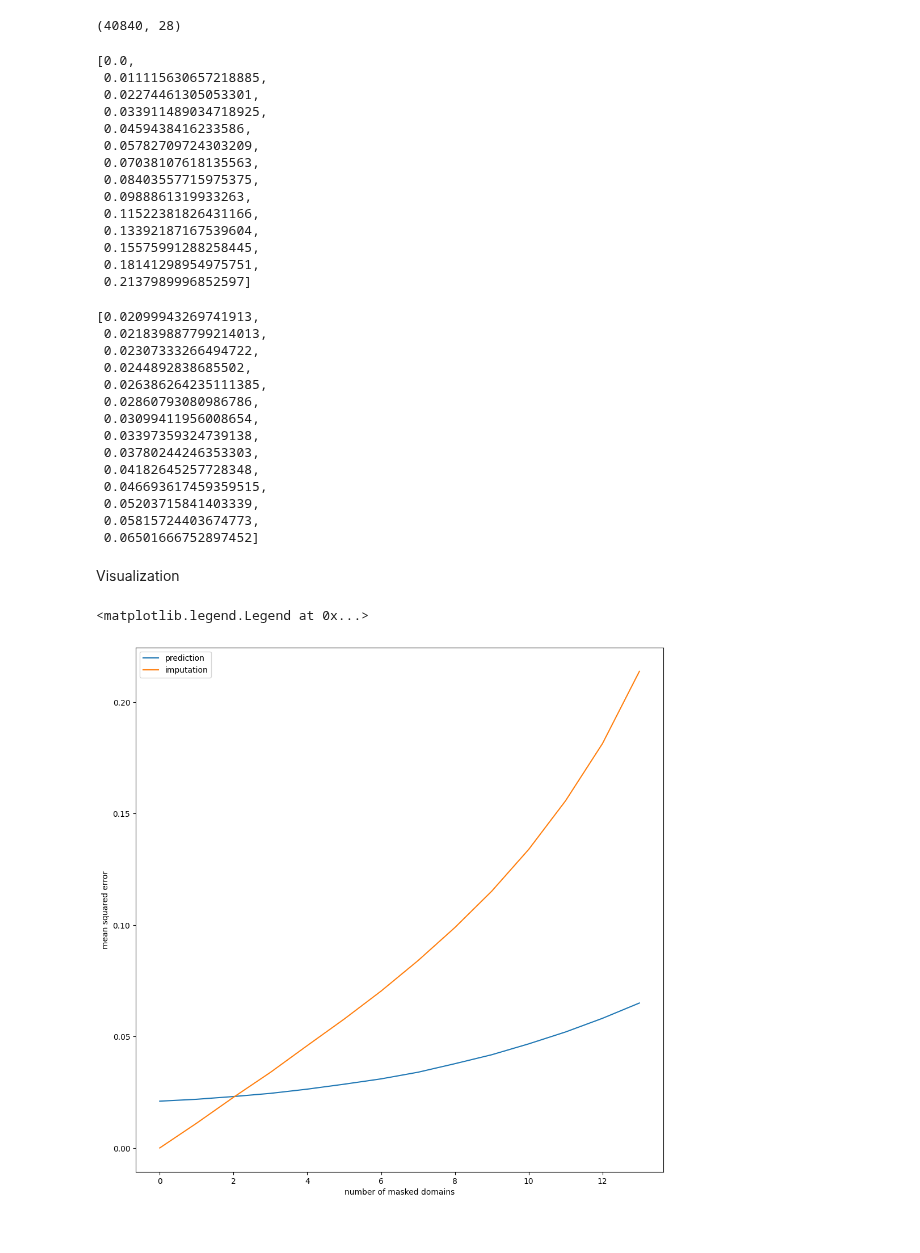
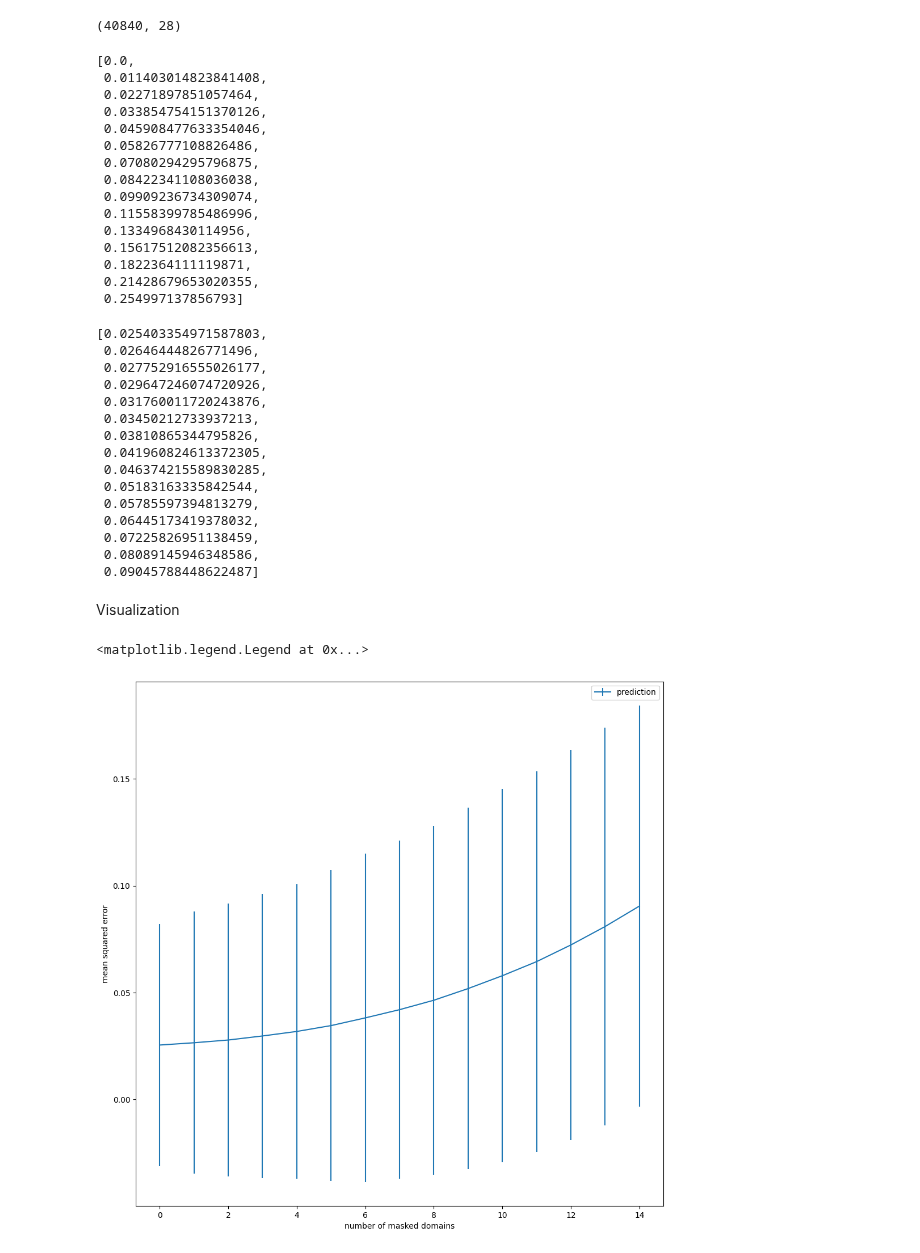
Before and after one commit to twchen88/ct_research, a Jupyter notebook: baseline_quant.ipynb, the cells around one changed output. Cells and saved outputs as stored; diff of their text form; code cells hidden in the pictures.

Commit message:
baseline_quant with error bars

```diff
--- a/baseline_quant.ipynb
+++ b/baseline_quant.ipynb
@@ -440,6 +440,8 @@ test_data
 column_names = ["domain %d score" % i for i in range(1, 15)]
 accuracy_list_prediction = []
 accuracy_list_imputation = []
+std_prediction = []
+std_imputation = []
 # %%
 def create_new_array_2d(ground_truth, prediction, masked):
     # Ensure all arrays have the same shape
@@ -467,7 +469,7 @@ def create_new_array_2d(ground_truth, prediction, masked):
     return new_array
 # %%
 index_list = test_data.index.tolist()
-for masked_number in range(0, 14):
+for masked_number in range(0, 15):
     masked_ratio = masked_number / 14
     ## create masked testing data so we can see how the model predicts and how imputation compares
     masked_test_data = generate_mask(test_data[column_names].copy().to_numpy(), ratio=masked_ratio)
@@ -482,14 +484,14 @@ for masked_number in range(0, 14):
     imputataion_data = imputation(pd.DataFrame(masked_test_data[:, ::2], columns=column_names), mode="data").to_numpy()
 
     ## get accuracy
-    squared_diffs = (predictions[:, ::2] - test_data[column_names].copy().to_numpy()) ** 2
-    mse = np.mean(squared_diffs)
-
-    # append MSE to list
+    squared_diffs_pred = (predictions[:, ::2] - test_data[column_names].copy().to_numpy()) ** 2
+    std_prediction.append(np.std(squared_diffs_pred))
+    mse = np.mean(squared_diffs_pred)
     accuracy_list_prediction.append(mse)
 
-    squared_diffs = (imputataion_data - test_data[column_names].copy().to_numpy()) ** 2
-    mse = np.mean(squared_diffs)
+    squared_diffs_impute = (imputataion_data - test_data[column_names].copy().to_numpy()) ** 2
+    std_imputation.append(np.std(squared_diffs_impute))
+    mse = np.mean(squared_diffs_impute)
     accuracy_list_imputation.append(mse)
 # %%
 masked_test_data.shape
@@ -499,45 +501,47 @@ masked_test_data.shape
 accuracy_list_imputation
 # %% [output]
 [0.0,
- 0.011115630657218885,
- 0.02274461305053301,
- 0.033911489034718925,
- 0.0459438416233586,
- 0.05782709724303209,
- 0.07038107618135563,
- 0.08403557715975375,
- 0.0988861319933263,
- 0.11522381826431166,
- 0.13392187167539604,
- 0.15575991288258445,
- 0.18141298954975751,
- 0.2137989996852597]
+ 0.011403014823841408,
+ 0.02271897851057464,
+ 0.033854754151370126,
+ 0.045908477633354046,
+ 0.05826777108826486,
+ 0.07080294295796875,
+ 0.08422341108036038,
+ 0.09909236734309074,
+ 0.11558399785486996,
+ 0.1334968430114956,
+ 0.15617512082356613,
+ 0.1822364111119871,
+ 0.21428679653020355,
+ 0.254997137856793]
 # %%
 accuracy_list_prediction
 # %% [output]
-[0.02099943269741913,
- 0.021839887799214013,
- 0.02307333266494722,
- 0.0244892838685502,
- 0.026386264235111385,
- 0.02860793080986786,
- 0.03099411956008654,
- 0.03397359324739138,
- 0.03780244246353303,
- 0.04182645257728348,
- 0.046693617459359515,
- 0.05203715841403339,
- 0.05815724403674773,
- 0.06501666752897452]
+[0.025403354971587803,
+ 0.02646444826771496,
+ 0.027752916555026177,
+ 0.029647246074720926,
+ 0.031760011720243876,
+ 0.03450212733937213,
+ 0.03810865344795826,
+ 0.041960824613372305,
+ 0.046374215589830285,
+ 0.05183163335842544,
+ 0.05785597394813279,
+ 0.06445173419378032,
+ 0.07225826951138459,
+ 0.08089145946348586,
+ 0.09045788448622487]
 # %% [markdown]
 Visualization
 # %%
 fig = plt.figure(figsize=(12, 12))
-plt.plot(range(0, 14), accuracy_list_prediction, label="prediction")
-plt.plot(range(0, 14), accuracy_list_imputation, label="imputation")
+plt.errorbar(range(0, 15), accuracy_list_prediction, yerr=std_prediction, label="prediction")
+# plt.errorbar(range(0, 15), accuracy_list_imputation, yerr=std_imputation, label="imputation")
 plt.xlabel("number of masked domains")
 plt.ylabel("mean squared error")
 plt.legend()
 # %% [output]
 <matplotlib.legend.Legend at 0x...>
-[figure, old version]
+[figure, new version]
```
Also changed, not shown: parts of 5 cells of this notebook.
